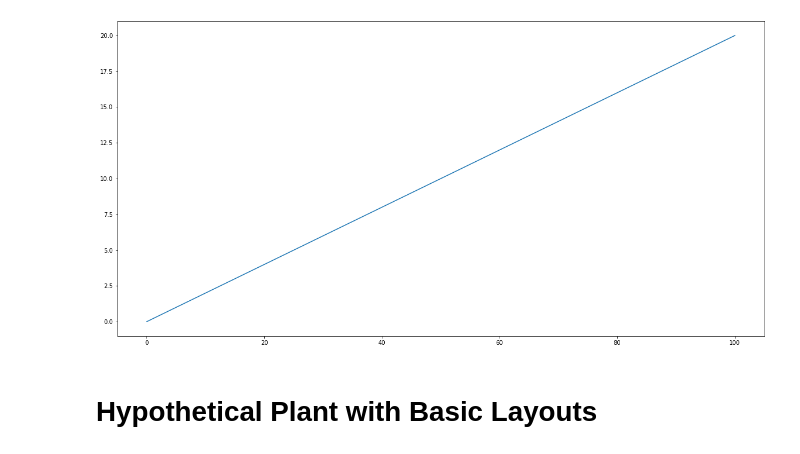
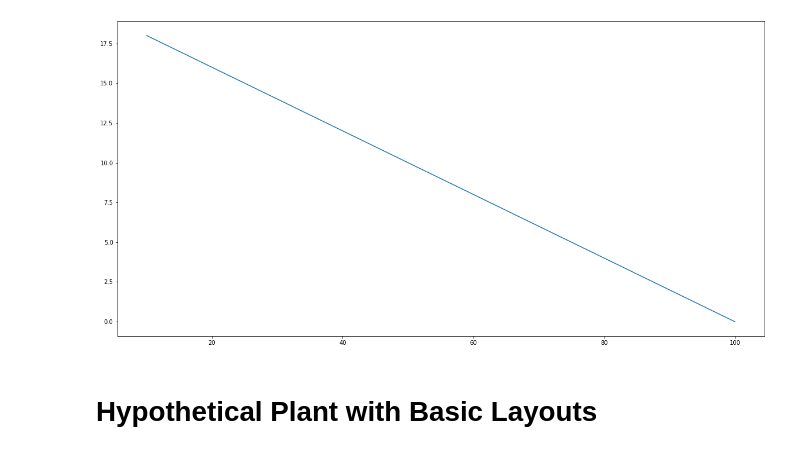
Before and after one commit to markolalovic/math-mods-camp, a Jupyter notebook: notebooks/Hypothetical-Plant.ipynb, the cells around one changed output. Drawn from its saved outputs; the diff is of its cells as text; code cells hidden in the pictures.

```diff
--- a/notebooks/Hypothetical-Plant.ipynb
+++ b/notebooks/Hypothetical-Plant.ipynb
@@ -16,11 +16,11 @@ from state import State
 from run import *
 plt.rcParams['figure.figsize'] = [20, 10]
 # %%
-xs = np.linspace(0, 100, 20)
-ys = list(map(lambda x: x/5, xs))
+xs = np.linspace(10, 100, 20)
+ys = list(map(lambda x: -x/5 + 20, xs))
 plt.plot(xs, ys);
 # %% [output]
-[figure, old version]
+[figure, new version]
 # %% [markdown]
 # Hypothetical Plant with Basic Layouts
 # %%
```
Also changed, not shown: parts of 6 cells of this notebook, 4 other files.
